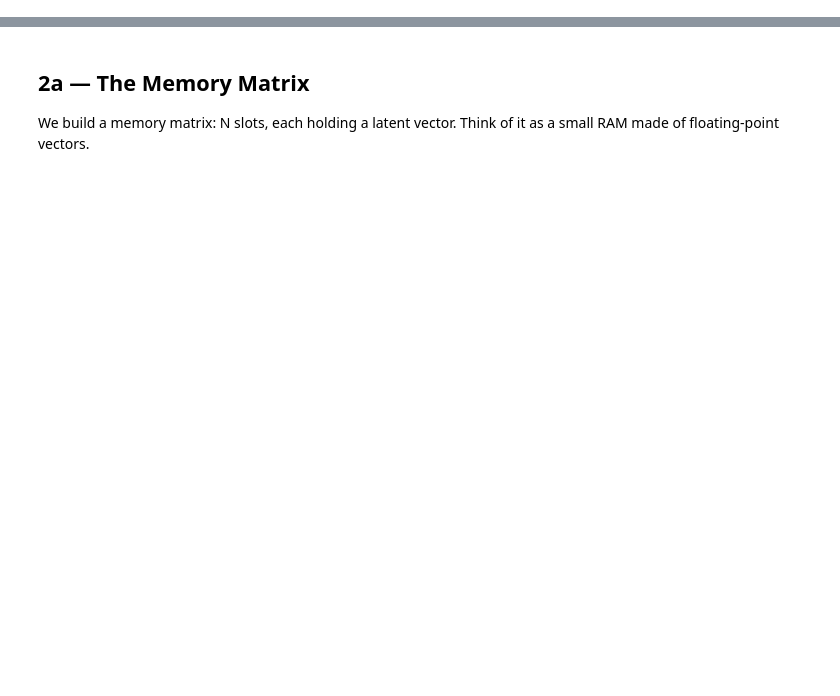
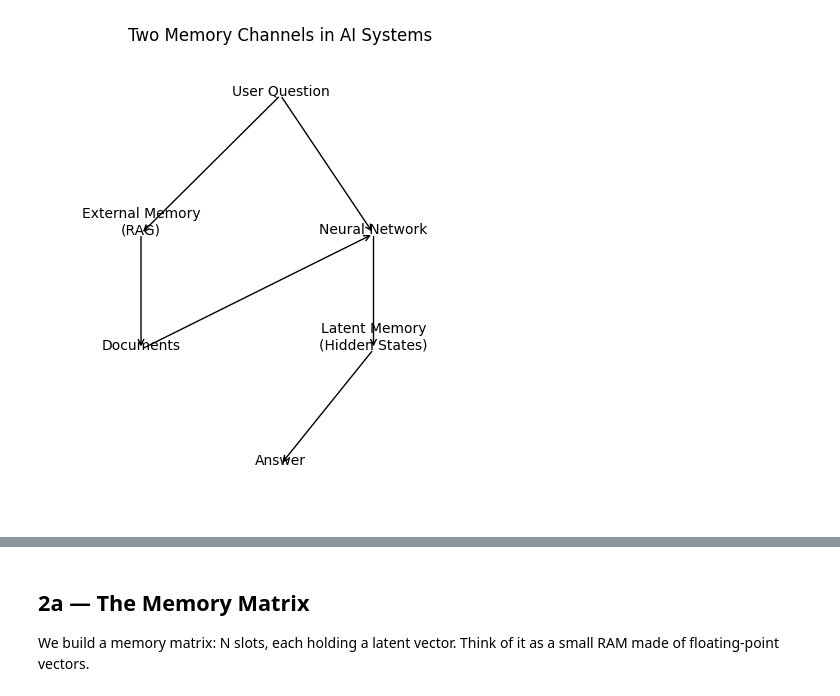
Before and after one commit to eveselov/ai_agents, a Jupyter notebook: lecture5_latent_memory/notebook5.ipynb, the cells around one changed output, grey strips where cells are left out. Drawn from its saved outputs; the diff is of its cells as text; code cells hidden in the pictures; blank space fills up the shorter version.

```diff
--- a/lecture5_latent_memory/notebook5.ipynb
+++ b/lecture5_latent_memory/notebook5.ipynb
@@ -1 +46,42 @@
+# %%
+# Tiny diagram: RAG + latent memory pipeline
+
+import matplotlib.pyplot as plt
+
+plt.figure(figsize=(6,6))
+plt.axis("off")
+
+# Positions
+pos = {
+    "question": (0.5, 0.9),
+    "rag": (0.2, 0.6),
+    "docs": (0.2, 0.35),
+    "model": (0.7, 0.6),
+    "latent": (0.7, 0.35),
+    "answer": (0.5, 0.1),
+}
+
+# Labels
+plt.text(*pos["question"], "User Question", ha='center')
+plt.text(*pos["rag"], "External Memory\n(RAG)", ha='center')
+plt.text(*pos["docs"], "Documents", ha='center')
+plt.text(*pos["model"], "Neural Network", ha='center')
+plt.text(*pos["latent"], "Latent Memory\n(Hidden States)", ha='center')
+plt.text(*pos["answer"], "Answer", ha='center')
+
+# Arrows
+def arrow(a, b):
+    plt.annotate("", xy=b, xytext=a, arrowprops=dict(arrowstyle="->"))
+
+arrow(pos["question"], pos["rag"])
+arrow(pos["rag"], pos["docs"])
+arrow(pos["docs"], pos["model"])
+arrow(pos["question"], pos["model"])
+arrow(pos["model"], pos["latent"])
+arrow(pos["latent"], pos["answer"])
+
+plt.title("Two Memory Channels in AI Systems")
+plt.show()
+# %% [output]
+[figure, added]
 # %% [markdown]
```
Also changed, not shown: parts of 21 cells of this notebook, 7 other files.
